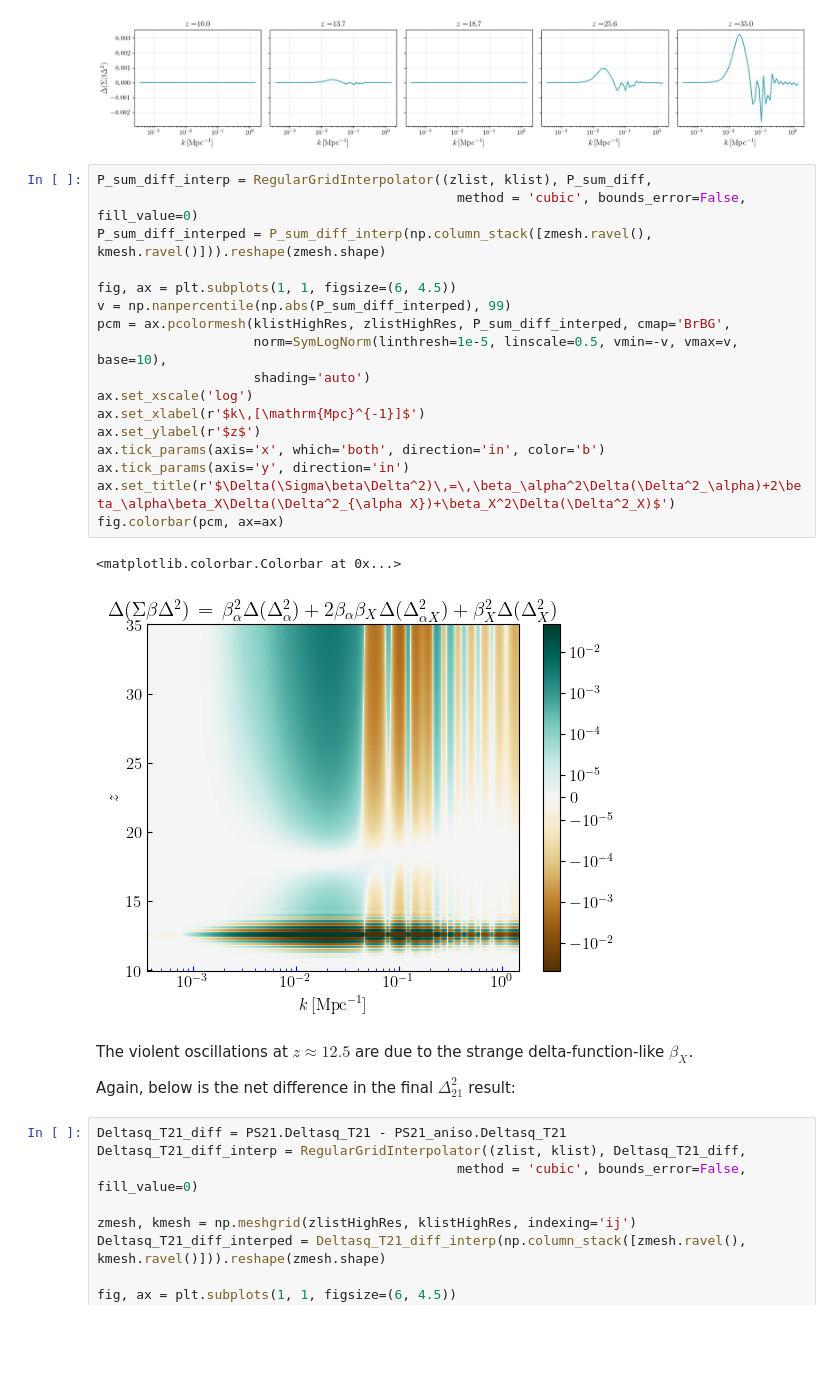
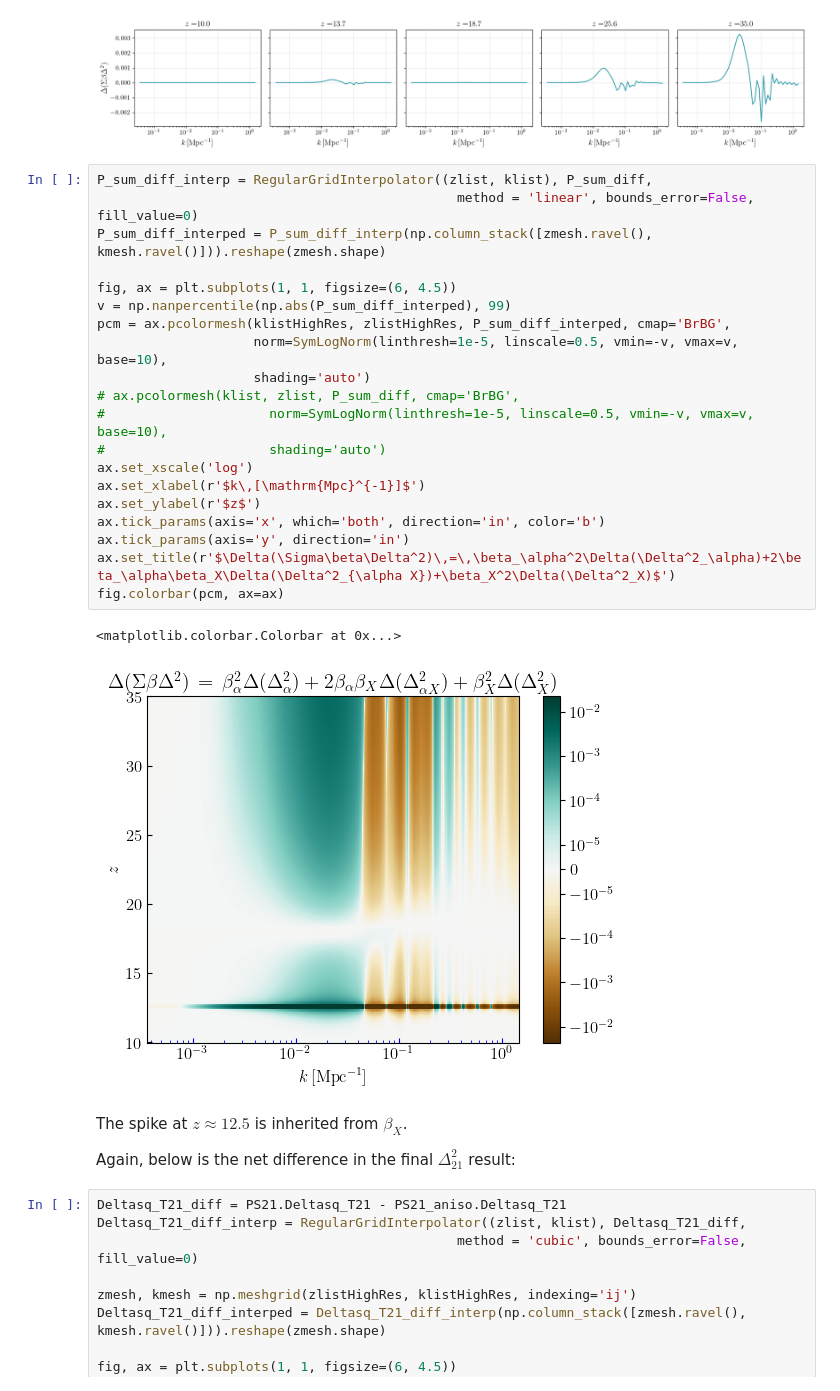
Before and after one commit to ryanyrzh/Zeus21, a Jupyter notebook: aniso_tests/corr_breakdown.ipynb, the cells around one changed output. Saved outputs shown, nothing was run; the diff lists cells and outputs as text; blank space fills up the shorter version.

Commit message:
Comment on graph behaviors

```diff
--- a/aniso_tests/corr_breakdown.ipynb
+++ b/aniso_tests/corr_breakdown.ipynb
@@ -646,26 +650,29 @@ plt.tight_layout()
 [figure]
 # %%
 P_sum_diff_interp = RegularGridInterpolator((zlist, klist), P_sum_diff,
-                                              method = 'cubic', bounds_error=False, fill_value=0)
+                                              method = 'linear', bounds_error=False, fill_value=0)
 P_sum_diff_interped = P_sum_diff_interp(np.column_stack([zmesh.ravel(), kmesh.ravel()])).reshape(zmesh.shape)
 
 fig, ax = plt.subplots(1, 1, figsize=(6, 4.5))
 v = np.nanpercentile(np.abs(P_sum_diff_interped), 99)
 pcm = ax.pcolormesh(klistHighRes, zlistHighRes, P_sum_diff_interped, cmap='BrBG',
                     norm=SymLogNorm(linthresh=1e-5, linscale=0.5, vmin=-v, vmax=v, base=10),
                     shading='auto')
+# ax.pcolormesh(klist, zlist, P_sum_diff, cmap='BrBG',
+#                     norm=SymLogNorm(linthresh=1e-5, linscale=0.5, vmin=-v, vmax=v, base=10),
+#                     shading='auto')
 ax.set_xscale('log')
 ax.set_xlabel(r'$k\,[\mathrm{Mpc}^{-1}]$')
 ax.set_ylabel(r'$z$')
 ax.tick_params(axis='x', which='both', direction='in', color='b')
 ax.tick_params(axis='y', direction='in')
 ax.set_title(r'$\Delta(\Sigma\beta\Delta^2)\,=\,\beta_\alpha^2\Delta(\Delta^2_\alpha)+2\beta_\alpha\beta_X\Delta(\Delta^2_{\alpha X})+\beta_X^2\Delta(\Delta^2_X)$')
 fig.colorbar(pcm, ax=ax)
 # %% [output]
 <matplotlib.colorbar.Colorbar at 0x...>
-[figure, old version]
+[figure, new version]
 # %% [markdown]
-The violent oscillations at $z\approx12.5$ are due to the strange delta-function-like $\beta_X$.
+The spike at $z\approx12.5$ is inherited from $\beta_X$.
 
 Again, below is the net difference in the final $\Delta^2_{21}$ result:
 # %%
```
Also changed, not shown: parts of 4 cells of this notebook.
